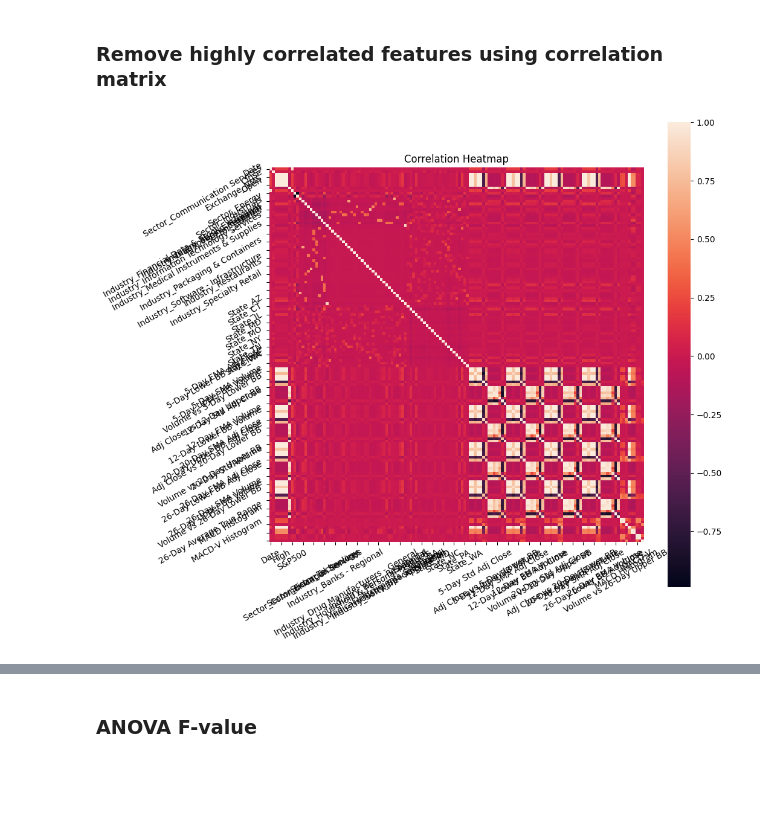
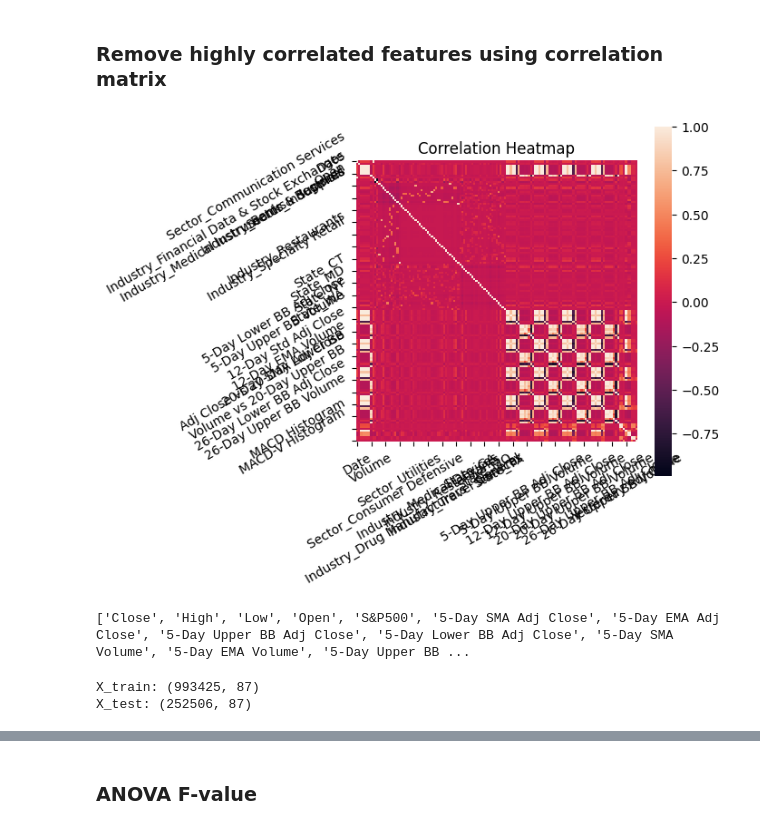
Before and after one commit to ed-churchill/ibm-ml-certificate, a Jupyter notebook: ibm-classification-feature-selection.ipynb, the cells around one changed output, grey strips where cells are left out. Drawn from its saved outputs; the diff is of its cells as text; code cells hidden in the pictures; blank space fills up the shorter version.

```diff
--- a/ibm-classification-feature-selection.ipynb
+++ b/ibm-classification-feature-selection.ipynb
@@ -110,15 +111,15 @@ X_train
 # %%
 # Create correlation matrix of remaining features
 corr_matrix = X_train.corr()
 
 # Create correlation heatmap
 import matplotlib.pyplot as plt
 import seaborn as sns
-plt.figure(figsize=(10,10))
+plt.figure(figsize=(5,5))
 plt.title('Correlation Heatmap')
 a = sns.heatmap(corr_matrix, square=True, fmt='.2f', linecolor='black')
 a.set_xticklabels(a.get_xticklabels(), rotation=30)
 a.set_yticklabels(a.get_yticklabels(), rotation=30)
 plt.show()
 # %% [output]
-[figure, old version]
+[figure, new version]
@@ -126,0 +126,19 @@ plt.show()
+# %%
+# Get columns of correlation matrix that have high correlation to other features (need upper triangular matrix to stop wrong features being dropped)
+correlation_threshold = 0.9
+upper = corr_matrix.where(np.triu(np.ones(corr_matrix.shape), k=1).astype(np.bool_))
+to_drop = [column for column in list(upper.columns) if any(upper[column] > correlation_threshold)]
+print(to_drop)
+# %% [output]
+['Close', 'High', 'Low', 'Open', 'S&P500', '5-Day SMA Adj Close', '5-Day EMA Adj Close', '5-Day Upper BB Adj Close', '5-Day Lower BB Adj Close', '5-Day SMA Volume', '5-Day EMA Volume', '5-Day Upper BB ...
+# %%
+# Drop highyl correlated features from X_train and X_test
+X_train.drop(to_drop, axis=1, inplace=True)
+X_test.drop(to_drop, axis=1, inplace=True)
+
+# Check shapes to ensure features have been removed
+print(f"X_train: {X_train.shape}")
+print(f"X_test: {X_test.shape}")
+# %% [output]
+X_train: (993425, 87)
+X_test: (252506, 87)
```
Also changed, not shown: parts of 4 cells of this notebook.
